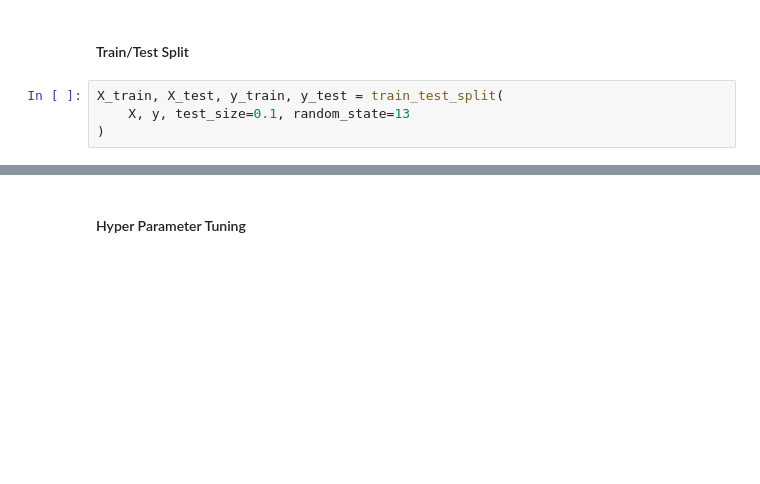
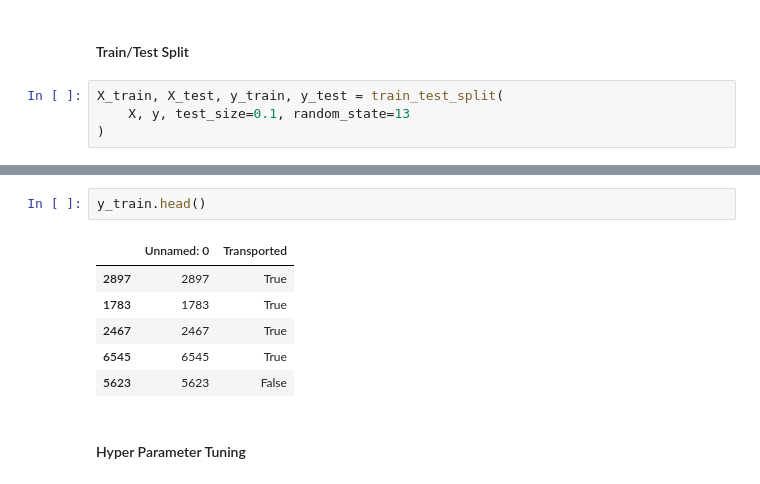
Before and after one commit to babennettdev/ml-notebooks, a Jupyter notebook: src/spaceship-titanic/xgb_classifier/training_xgb_classifier.ipynb, the cells around one changed output, grey strips where cells are left out. Cells and saved outputs as stored; diff of their text form; blank space fills up the shorter version.

```diff
--- a/src/spaceship-titanic/xgb_classifier/training_xgb_classifier.ipynb
+++ b/src/spaceship-titanic/xgb_classifier/training_xgb_classifier.ipynb
@@ -59,3 +111,12 @@ X_train, X_test, y_train, y_test = train_test_split(
+# %%
+y_train.head()
+# %% [output]
+|  | Unnamed: 0 | Transported |
+| 2897 | 2897 | True |
+| 1783 | 1783 | True |
+| 2467 | 2467 | True |
+| 6545 | 6545 | True |
+| 5623 | 5623 | False |
 # %% [markdown]
 #### Hyper Parameter Tuning
 # %% [markdown]
```
Also changed, not shown: parts of 11 cells of this notebook.
